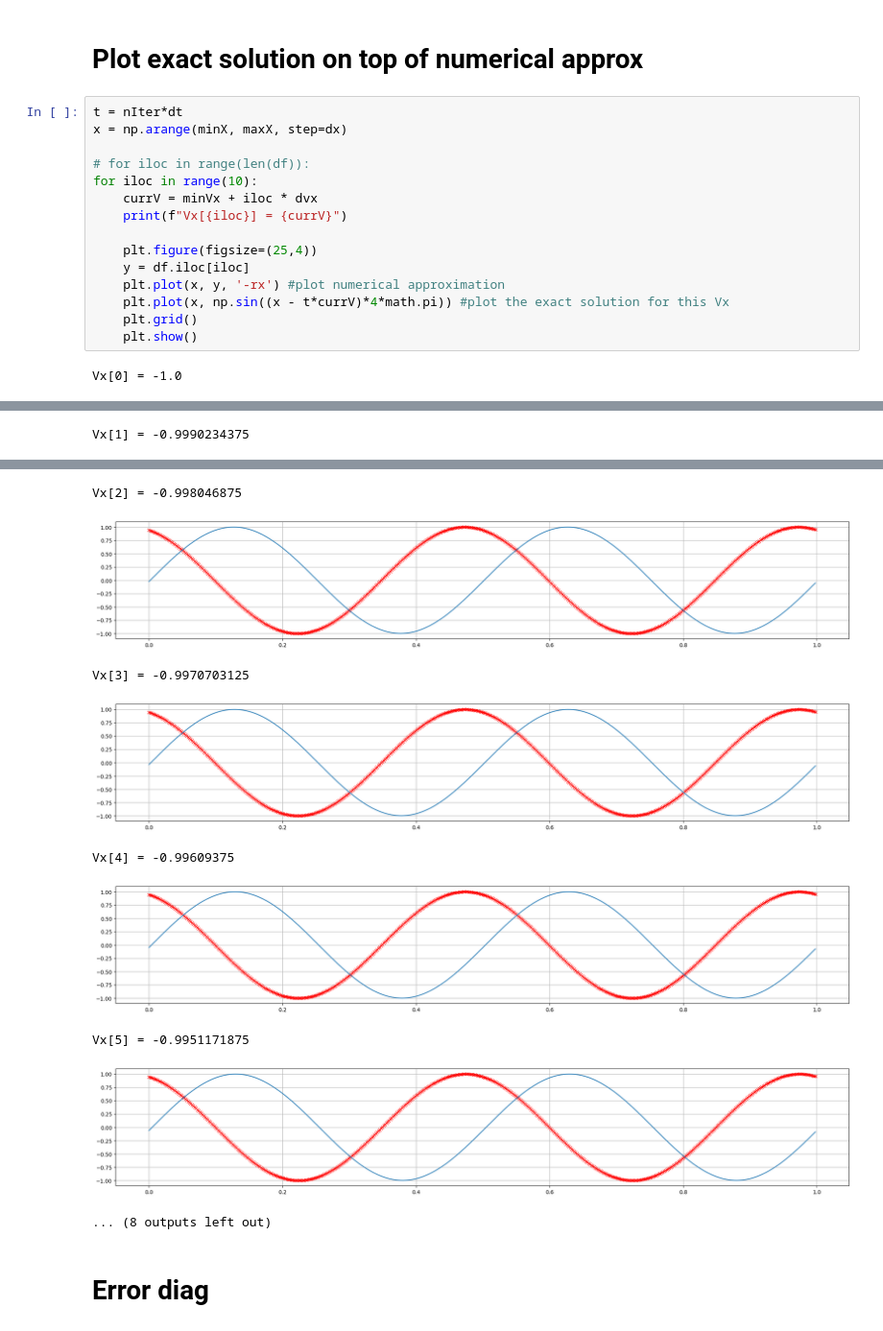
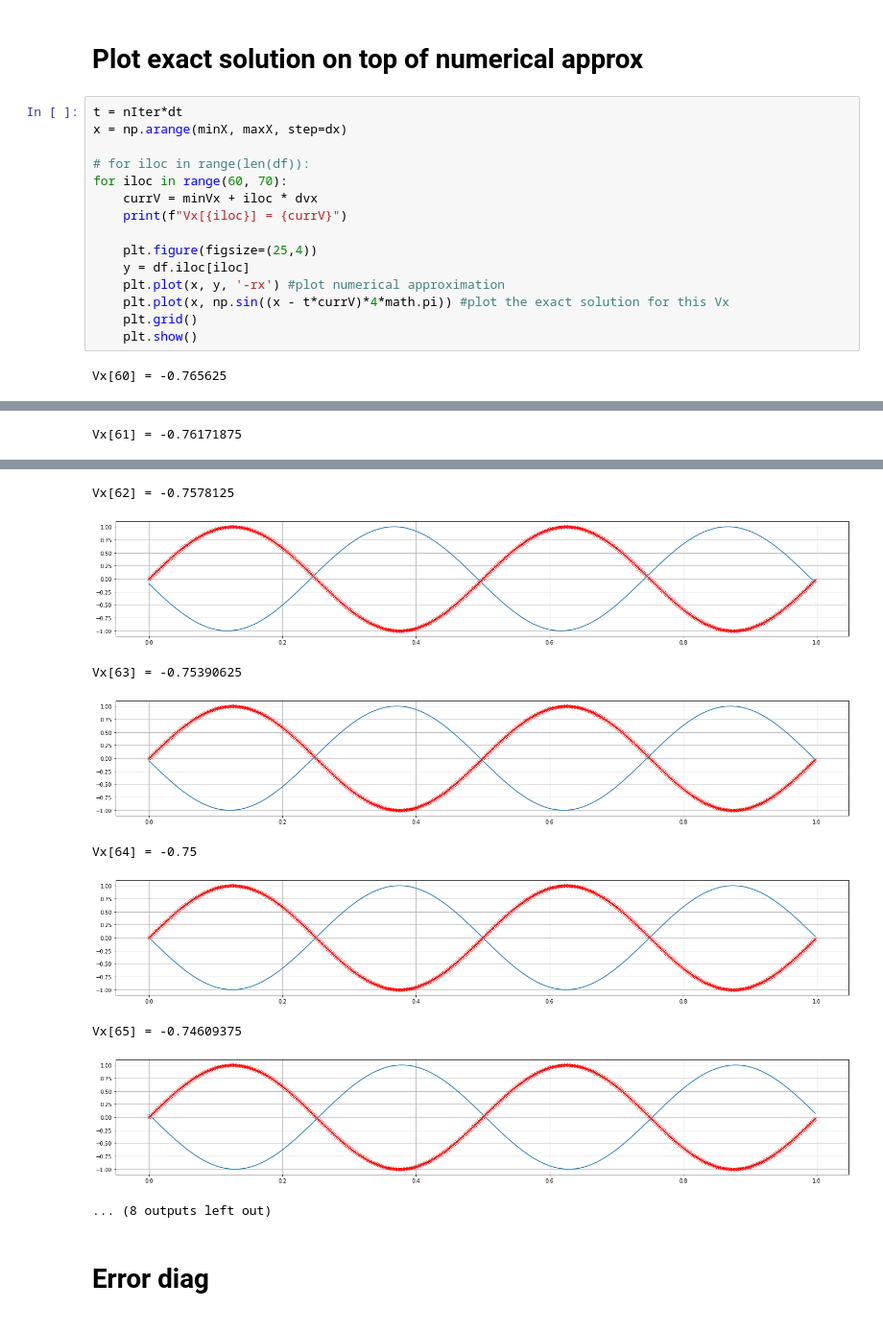
Before and after one commit to Maison-de-la-Simulation/parallel-advection, a Jupyter notebook: benchmark/visualize.ipynb, the cells around one changed output, grey strips where cells are left out. Shown at 96% size. Cells and saved outputs as stored; diff of their text form.

```diff
--- a/benchmark/visualize.ipynb
+++ b/benchmark/visualize.ipynb
@@ -46,7 +46,7 @@ t = nIter*dt
 x = np.arange(minX, maxX, step=dx)
 
 # for iloc in range(len(df)):
-for iloc in range(10):
+for iloc in range(60, 70):
     currV = minVx + iloc * dvx
     print(f"Vx[{iloc}] = {currV}")
 
@@ -57,4 +57,4 @@ for iloc in range(10):
     plt.grid()
     plt.show()
 # %% [output]
-Vx[0] = -1.0
+Vx[60] = -0.765625
@@ -62 +62 @@ Vx[0] = -1.0
-Vx[1] = -0.9990234375
+Vx[61] = -0.76171875
@@ -64,11 +64,11 @@ Vx[1] = -0.9990234375
-Vx[2] = -0.998046875
+Vx[62] = -0.7578125
-[figure, old version]
+[figure, new version]
-Vx[3] = -0.9970703125
+Vx[63] = -0.75390625
-[figure, old version]
+[figure, new version]
-Vx[4] = -0.99609375
+Vx[64] = -0.75
-[figure, old version]
+[figure, new version]
-Vx[5] = -0.9951171875
+Vx[65] = -0.74609375
-[figure, old version]
+[figure, new version]
 ... (8 outputs left out)
 # %% [markdown]
 # Error diag
```
Also changed, not shown: parts of 3 cells of this notebook, 3 other files.
